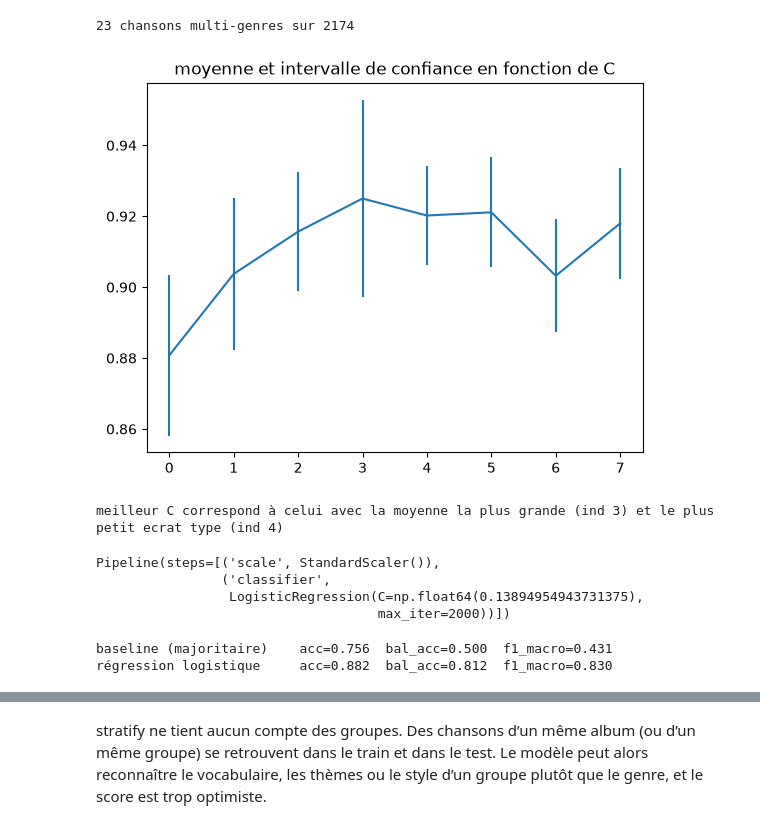
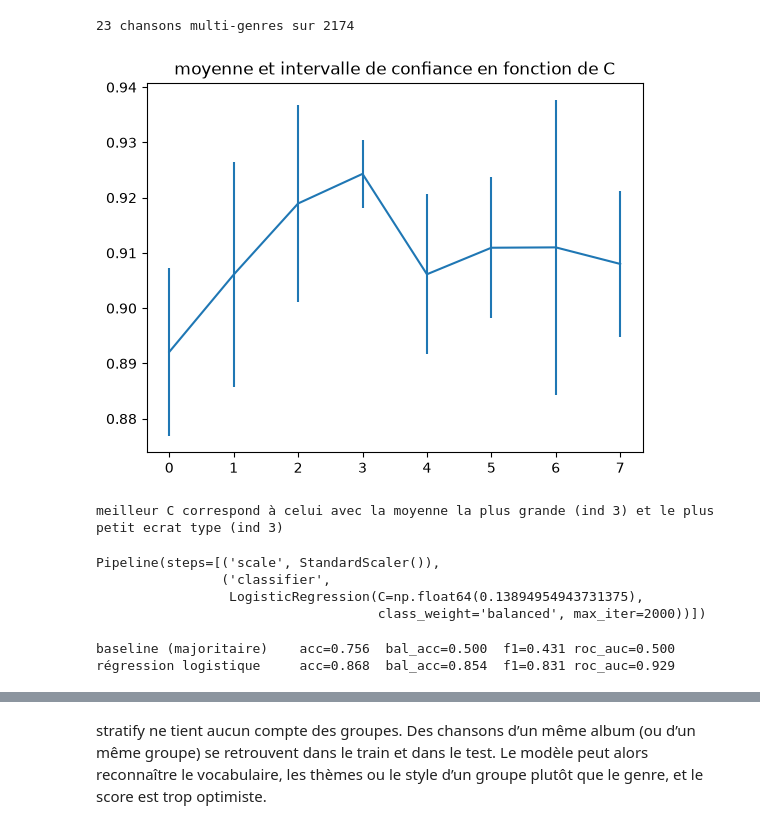
Before and after one commit to Ilyass-42/metal-mining, a Jupyter notebook: DeepMetal.ipynb, the cells around one changed output, grey strips where cells are left out. Drawn from its saved outputs; the diff is of its cells as text; code cells hidden in the pictures.

Commit message:
classification avec log reg et class_weightbalanced

```diff
--- a/DeepMetal.ipynb
+++ b/DeepMetal.ipynb
@@ -134,49 +134,49 @@ X_train, X_valid, y_train, y_valid = train_test_split(
 # %%
 #vlaidation parametres
 import matplotlib.pyplot as plt
 from sklearn.model_selection import StratifiedKFold, cross_val_score
 from sklearn.pipeline import Pipeline
 from sklearn.preprocessing import StandardScaler
 from sklearn.linear_model import LogisticRegression
 C_values = np.logspace(-3,2,8)
 cv = StratifiedKFold(n_splits=5, shuffle = True)
 
 mean = []
 std = []
 for c in C_values :
-    pipe = Pipeline([('scale', StandardScaler()), ('classifier', LogisticRegression(C=c, max_iter= 2000))])
+    pipe = Pipeline([('scale', StandardScaler()), ('classifier', LogisticRegression(C=c, max_iter= 2000,class_weight="balanced"))])
     pipe.fit(X_train, y_train)
     score = cross_val_score(pipe, X_train, y_train, scoring='roc_auc', cv=cv)
     mean.append(score.mean())
     std.append(score.std())
 
 plt.figure()
 plt.title("moyenne et intervalle de confiance en fonction de C")
 plt.errorbar(range(8), mean, yerr=std)
 plt.show()
 
 print(f"meilleur C correspond à celui avec la moyenne la plus grande (ind {np.argmax(mean)}) et le plus petit ecrat type (ind {np.argmin(std)})")
 C_best = C_values[np.argmax(mean)]
 # %% [output]
-[figure, old version]
+[figure, new version]
-meilleur C correspond à celui avec la moyenne la plus grande (ind 3) et le plus petit ecrat type (ind 4)
+meilleur C correspond à celui avec la moyenne la plus grande (ind 3) et le plus petit ecrat type (ind 3)
 # %%
 from sklearn.dummy import DummyClassifier
 from sklearn.metrics import classification_report
 
 base = DummyClassifier(strategy="most_frequent").fit(X_train, y_train)
 
-model_selectionne = Pipeline([('scale', StandardScaler()), ('classifier', LogisticRegression(C=C_best, max_iter =2000))])
+model_selectionne = Pipeline([('scale', StandardScaler()), ('classifier', LogisticRegression(C=C_best, max_iter =2000,class_weight="balanced"))])
 
 model_selectionne.fit(X_train, y_train)
 # %% [output]
 Pipeline(steps=[('scale', StandardScaler()),
                 ('classifier',
                  LogisticRegression(C=np.float64(0.13894954943731375),
-                                    max_iter=2000))])
+                                    class_weight='balanced', max_iter=2000))])
 # %%
 #comparaison baseline et classifier
-from sklearn.metrics import accuracy_score, balanced_accuracy_score, f1_score, classification_report
+from sklearn.metrics import accuracy_score, balanced_accuracy_score, f1_score, roc_auc_score
 
 modeles = {
     "baseline (majoritaire)": base,
@@ -185,12 +185,14 @@ modeles = {
 
 for nom, m in modeles.items():
     y_p = m.predict(X_test)
+    y_proba = m.predict_proba(X_test)[:,1]
     print(f"{nom:25s} acc={accuracy_score(y_test, y_p):.3f}  "
           f"bal_acc={balanced_accuracy_score(y_test, y_p):.3f}  "
-          f"f1_macro={f1_score(y_test, y_p, average='macro'):.3f}")
+          f"f1={f1_score(y_test, y_p, average='macro'):.3f} "
+          f"roc_auc={roc_auc_score(y_test, y_proba, average='macro'):.3f}")
 # %% [output]
-baseline (majoritaire)    acc=0.756  bal_acc=0.500  f1_macro=0.431
-régression logistique     acc=0.882  bal_acc=0.812  f1_macro=0.830
+baseline (majoritaire)    acc=0.756  bal_acc=0.500  f1=0.431 roc_auc=0.500
+régression logistique     acc=0.868  bal_acc=0.854  f1=0.831 roc_auc=0.929
 # %%
 import matplotlib.pyplot as plt
 from sklearn.metrics import ConfusionMatrixDisplay
```
Also changed, not shown: parts of 2 cells of this notebook, 1 other file.
